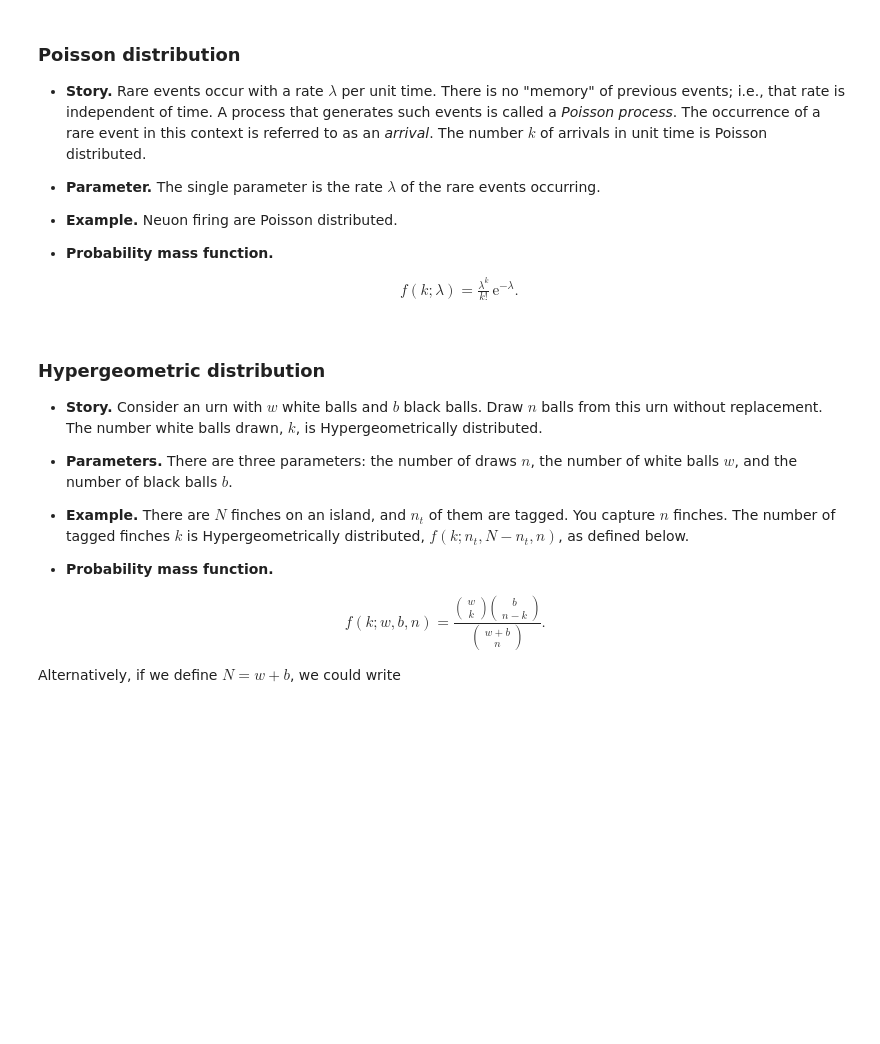
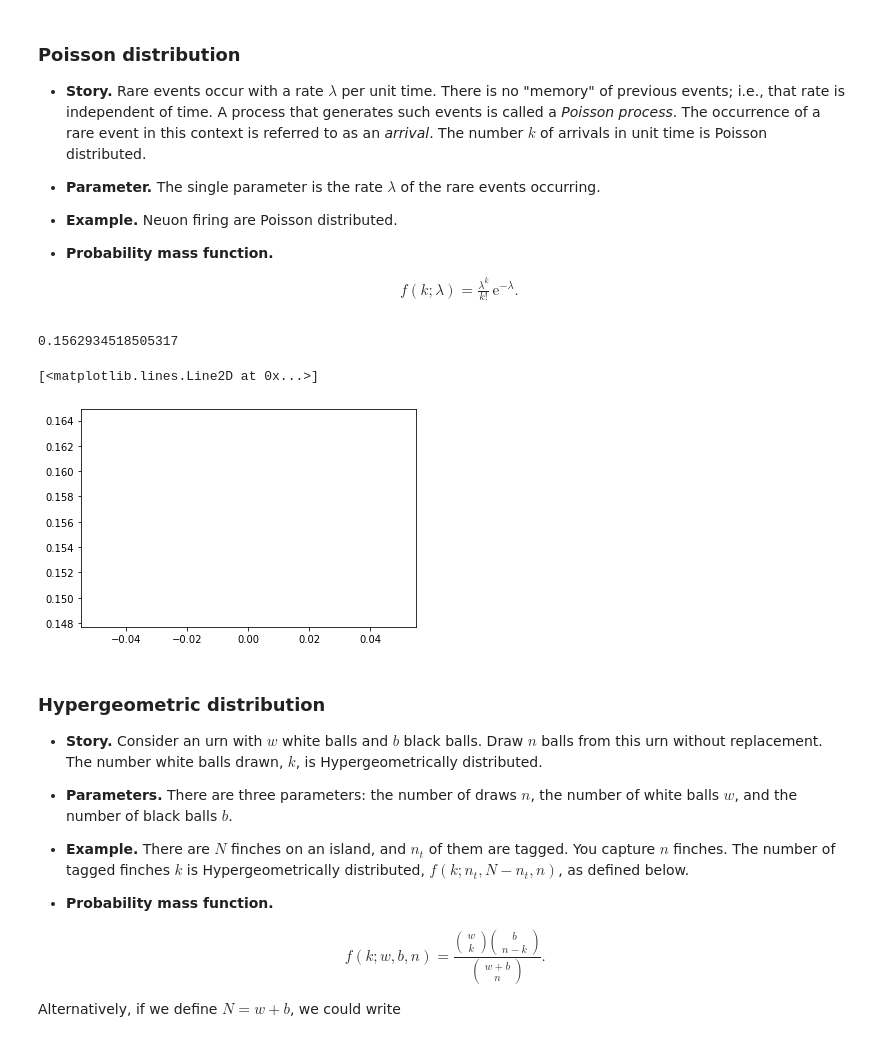
Before and after one commit to eflobau/TCD_19, a Jupyter notebook: notebooks/t07-TCD-probability-distributions.ipynb, the cells around one changed output. Saved outputs shown, nothing was run; the diff lists cells and outputs as text; code cells hidden in the pictures; blank space fills up the shorter version.

```diff
--- a/notebooks/t07-TCD-probability-distributions.ipynb
+++ b/notebooks/t07-TCD-probability-distributions.ipynb
@@ -419,0 +422,2 @@ f(k;\lambda) = \frac{\lambda^k}{k!}\,\mathrm{e}^{-\lambda}.
+# %%
+poisson = st.poisson.pmf(k = 5, mu = 4)
@@ -420,3 +426,12 @@ f(k;\lambda) = \frac{\lambda^k}{k!}\,\mathrm{e}^{-\lambda}.
+# %%
+poisson
+# %% [output]
+0.1562934518505317
+# %%
+plt.plot(poisson)
+# %% [output]
+[<matplotlib.lines.Line2D at 0x...>]
+[figure, added]
 # %%
 ks = np.arange(0,21)
 mus = np.arange(1, 20)
```
Also changed, not shown: parts of 2 cells of this notebook, 4 other files.
